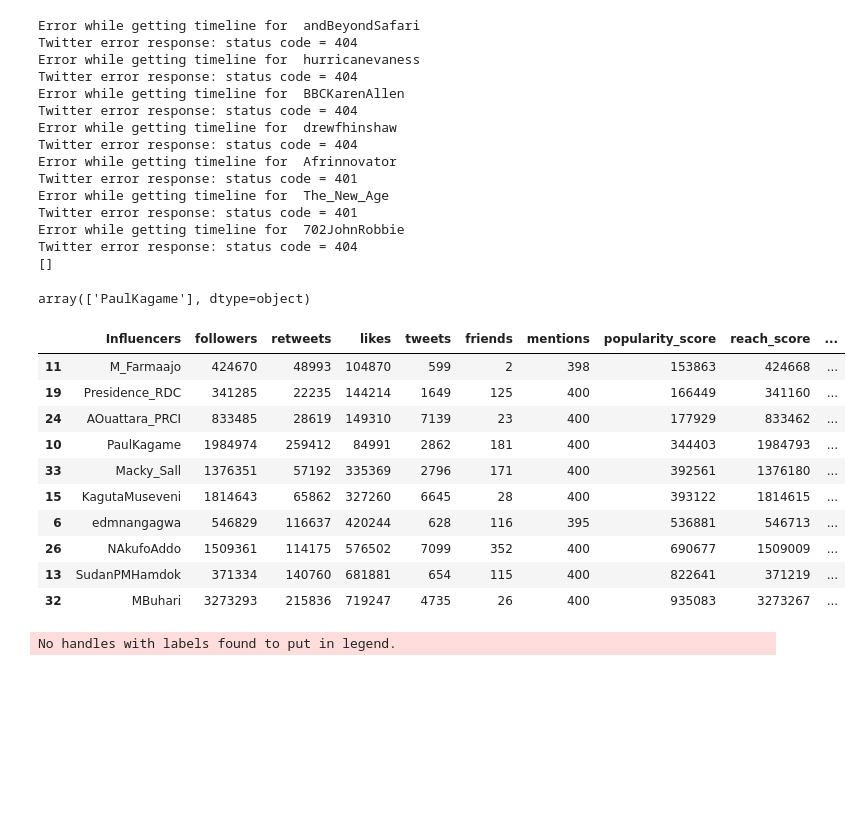
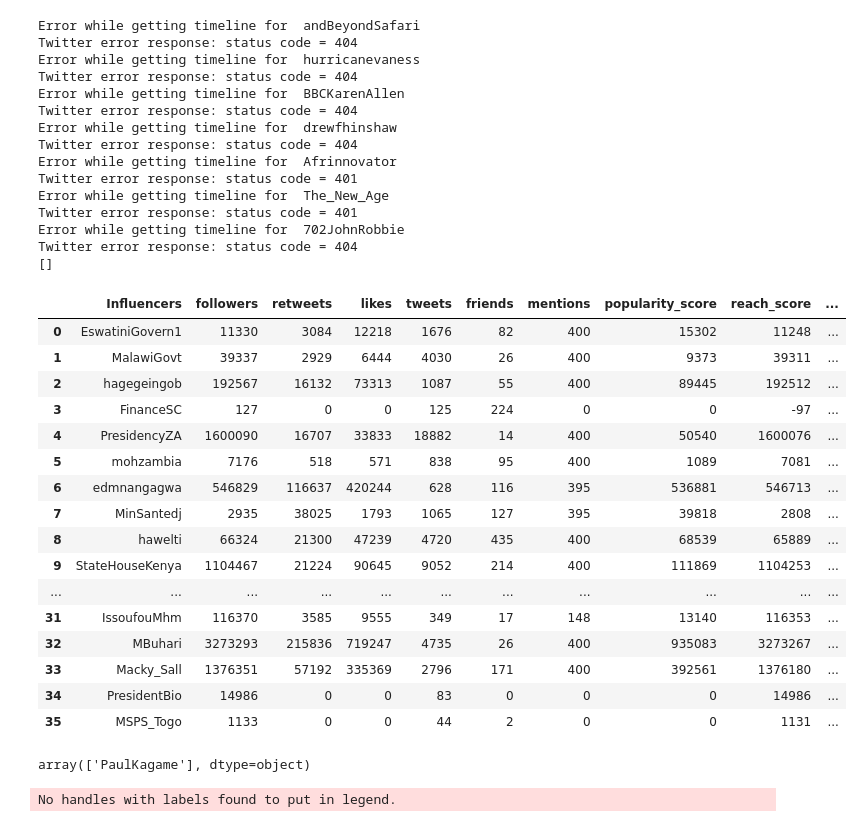
Before and after one commit to Ayebilla/DataScience_Learning, a Jupyter notebook: TenAcademy/week1/twitter_mining_challenge.ipynb, the cells around one changed output. Drawn from its saved outputs; the diff is of its cells as text; code cells hidden in the pictures; blank space fills up the shorter version.

```diff
--- a/TenAcademy/week1/twitter_mining_challenge.ipynb
+++ b/TenAcademy/week1/twitter_mining_challenge.ipynb
@@ -172,7 +172,7 @@ def dataframe():
     df.insert(0,'Influencers',coll)
     print(tagList)
     return df
-#dff = dataframe()
+dff = dataframe()
 df_influ = dataframe()
 #dff
 # %% [output]
@@ -203,24 +203,30 @@ reach = rchtsort.tail(10)
 relevant = rlvtsort.tail(10)
 # %%
 popular = plrtsort.tail(10)
+# %%
+dff
+# %% [output]
+|  | Influencers | followers | retweets | likes | tweets | friends | mentions | popularity_score | reach_score | ... |
+| 0 | EswatiniGovern1 | 11330 | 3084 | 12218 | 1676 | 82 | 400 | 15302 | 11248 | ... |
+| 1 | MalawiGovt | 39337 | 2929 | 6444 | 4030 | 26 | 400 | 9373 | 39311 | ... |
+| 2 | hagegeingob | 192567 | 16132 | 73313 | 1087 | 55 | 400 | 89445 | 192512 | ... |
+| 3 | FinanceSC | 127 | 0 | 0 | 125 | 224 | 0 | 0 | -97 | ... |
+| 4 | PresidencyZA | 1600090 | 16707 | 33833 | 18882 | 14 | 400 | 50540 | 1600076 | ... |
+| 5 | mohzambia | 7176 | 518 | 571 | 838 | 95 | 400 | 1089 | 7081 | ... |
+| 6 | edmnangagwa | 546829 | 116637 | 420244 | 628 | 116 | 395 | 536881 | 546713 | ... |
+| 7 | MinSantedj | 2935 | 38025 | 1793 | 1065 | 127 | 395 | 39818 | 2808 | ... |
+| 8 | hawelti | 66324 | 21300 | 47239 | 4720 | 435 | 400 | 68539 | 65889 | ... |
+| 9 | StateHouseKenya | 1104467 | 21224 | 90645 | 9052 | 214 | 400 | 111869 | 1104253 | ... |
+| ... | ... | ... | ... | ... | ... | ... | ... | ... | ... | ... |
+| 31 | IssoufouMhm | 116370 | 3585 | 9555 | 349 | 17 | 148 | 13140 | 116353 | ... |
+| 32 | MBuhari | 3273293 | 215836 | 719247 | 4735 | 26 | 400 | 935083 | 3273267 | ... |
+| 33 | Macky_Sall | 1376351 | 57192 | 335369 | 2796 | 171 | 400 | 392561 | 1376180 | ... |
+| 34 | PresidentBio | 14986 | 0 | 0 | 83 | 0 | 0 | 0 | 14986 | ... |
+| 35 | MSPS_Togo | 1133 | 0 | 0 | 44 | 2 | 0 | 0 | 1131 | ... |
 # %%
 reduce(np.intersect1d, [reach.Influencers, relevant.Influencers,popular.Influencers])
 # %% [output]
 array(['PaulKagame'], dtype=object)
-# %%
-popular
-# %% [output]
-|  | Influencers | followers | retweets | likes | tweets | friends | mentions | popularity_score | reach_score | ... |
-| 11 | M_Farmaajo | 424670 | 48993 | 104870 | 599 | 2 | 398 | 153863 | 424668 | ... |
-| 19 | Presidence_RDC | 341285 | 22235 | 144214 | 1649 | 125 | 400 | 166449 | 341160 | ... |
-| 24 | AOuattara_PRCI | 833485 | 28619 | 149310 | 7139 | 23 | 400 | 177929 | 833462 | ... |
-| 10 | PaulKagame | 1984974 | 259412 | 84991 | 2862 | 181 | 400 | 344403 | 1984793 | ... |
-| 33 | Macky_Sall | 1376351 | 57192 | 335369 | 2796 | 171 | 400 | 392561 | 1376180 | ... |
-| 15 | KagutaMuseveni | 1814643 | 65862 | 327260 | 6645 | 28 | 400 | 393122 | 1814615 | ... |
-| 6 | edmnangagwa | 546829 | 116637 | 420244 | 628 | 116 | 395 | 536881 | 546713 | ... |
-| 26 | NAkufoAddo | 1509361 | 114175 | 576502 | 7099 | 352 | 400 | 690677 | 1509009 | ... |
-| 13 | SudanPMHamdok | 371334 | 140760 | 681881 | 654 | 115 | 400 | 822641 | 371219 | ... |
-| 32 | MBuhari | 3273293 | 215836 | 719247 | 4735 | 26 | 400 | 935083 | 3273267 | ... |
 # %%
 with sns.axes_style("whitegrid"):
     chart = sns.barplot(x="Influencers", y="popularity_score",  data=popular)
```
Also changed, not shown: parts of 9 cells of this notebook, 1 other file.
